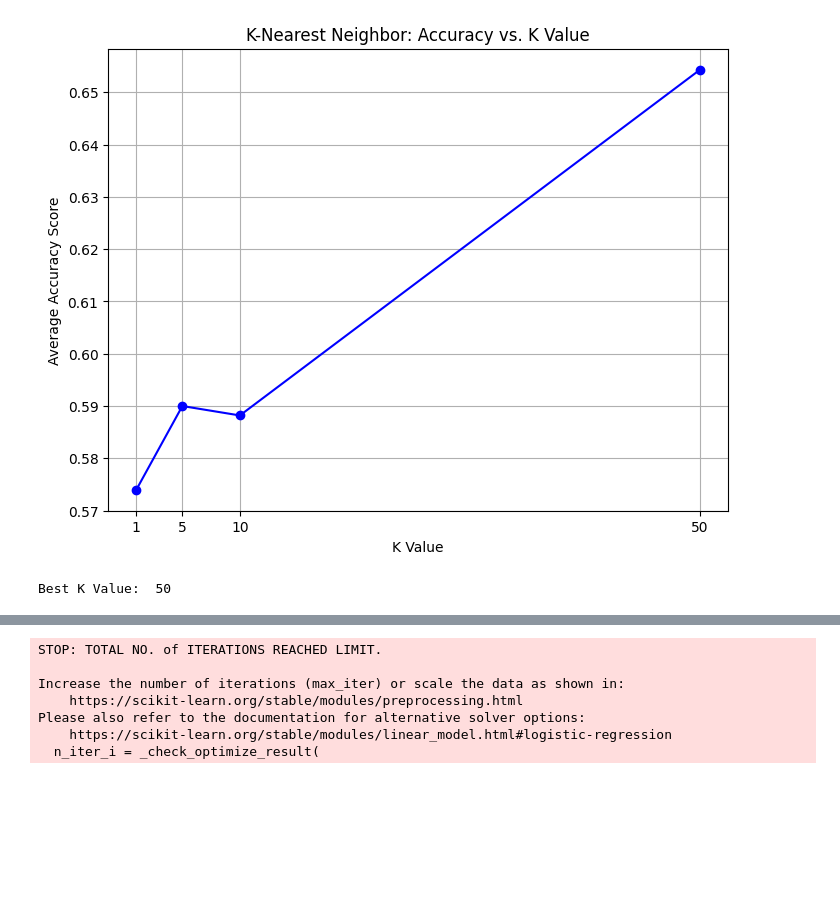
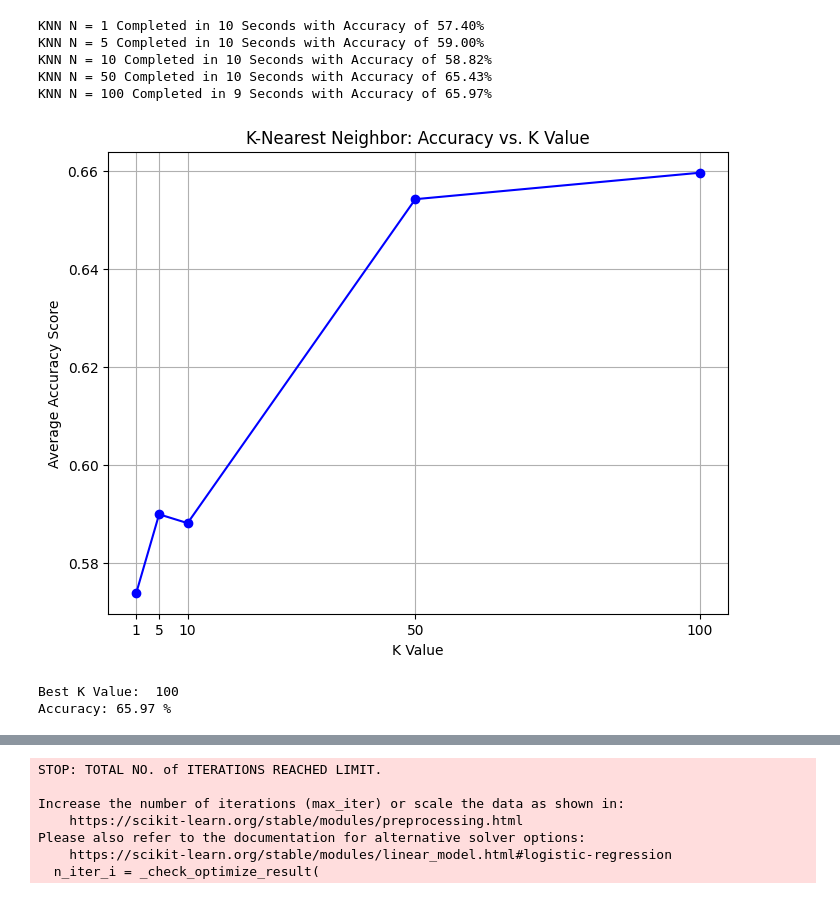
Before and after one commit to BoyceWhite/Data-Analysis-Project, a Jupyter notebook: main.ipynb, the cells around one changed output, grey strips where cells are left out. Cells and saved outputs as stored; diff of their text form; code cells hidden in the pictures; blank space fills up the shorter version.

```diff
--- a/main.ipynb
+++ b/main.ipynb
@@ -61,11 +68,15 @@ def KNN(x_train, y_train, hyper):
     scoresAvg = []
 
     for param in hyper:
+        start = time.time()
         clf = KNeighborsClassifier(n_neighbors=param)
         scores = cross_val_score(clf, x_train, y_train, scoring='accuracy')
         scoresAvg.append(scores.mean())
+        elapsed = round(time.time() - start, 0)
+        print(f"KNN N = {param} Completed in {elapsed:.0f} Seconds with Accuracy of {scores.mean()*100:.2f}%")
 
     best = hyper[scoresAvg.index(max(scoresAvg))]
+    bestAcc = max(scoresAvg)
 
     plt.figure(figsize=(8, 6))
     plt.plot(hyper, scoresAvg, marker='o', linestyle='-', color='b')
@@ -77,6 +88,7 @@ def KNN(x_train, y_train, hyper):
     plt.show()
 
     print('Best K Value: ', best)
+    print(f'Accuracy: {bestAcc*100:.2f} %')
 
     return best
 # %%
@@ -113,9 +135,15 @@ Best Decision Tree Depth:  50
 # %%
-kVals = [1, 5, 10, 50]
+kVals = [1, 5, 10, 50, 100]
 bestK = KNN(x_test, y_test, kVals)
 # %% [output]
+KNN N = 1 Completed in 10 Seconds with Accuracy of 57.40%
+KNN N = 5 Completed in 10 Seconds with Accuracy of 59.00%
+KNN N = 10 Completed in 10 Seconds with Accuracy of 58.82%
+KNN N = 50 Completed in 10 Seconds with Accuracy of 65.43%
+KNN N = 100 Completed in 9 Seconds with Accuracy of 65.97%
-[figure, old version]
+[figure, new version]
-Best K Value:  50
+Best K Value:  100
+Accuracy: 65.97 %
 # %%
 cVals = [0.001, 0.01, 0.1, 0.5, 1]
 bestC = LR(x_test, y_test, cVals)
```
Also changed, not shown: parts of 10 cells of this notebook.
